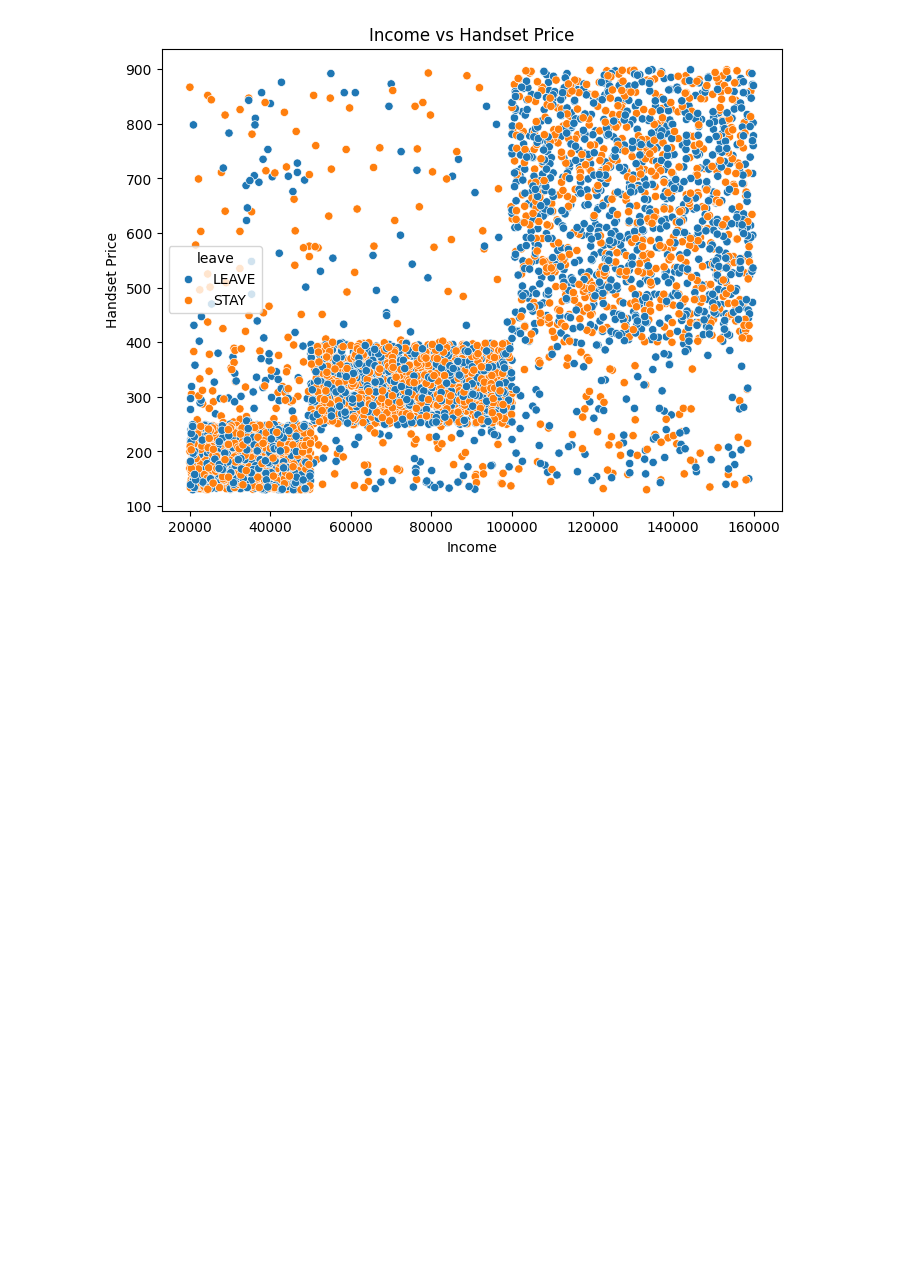
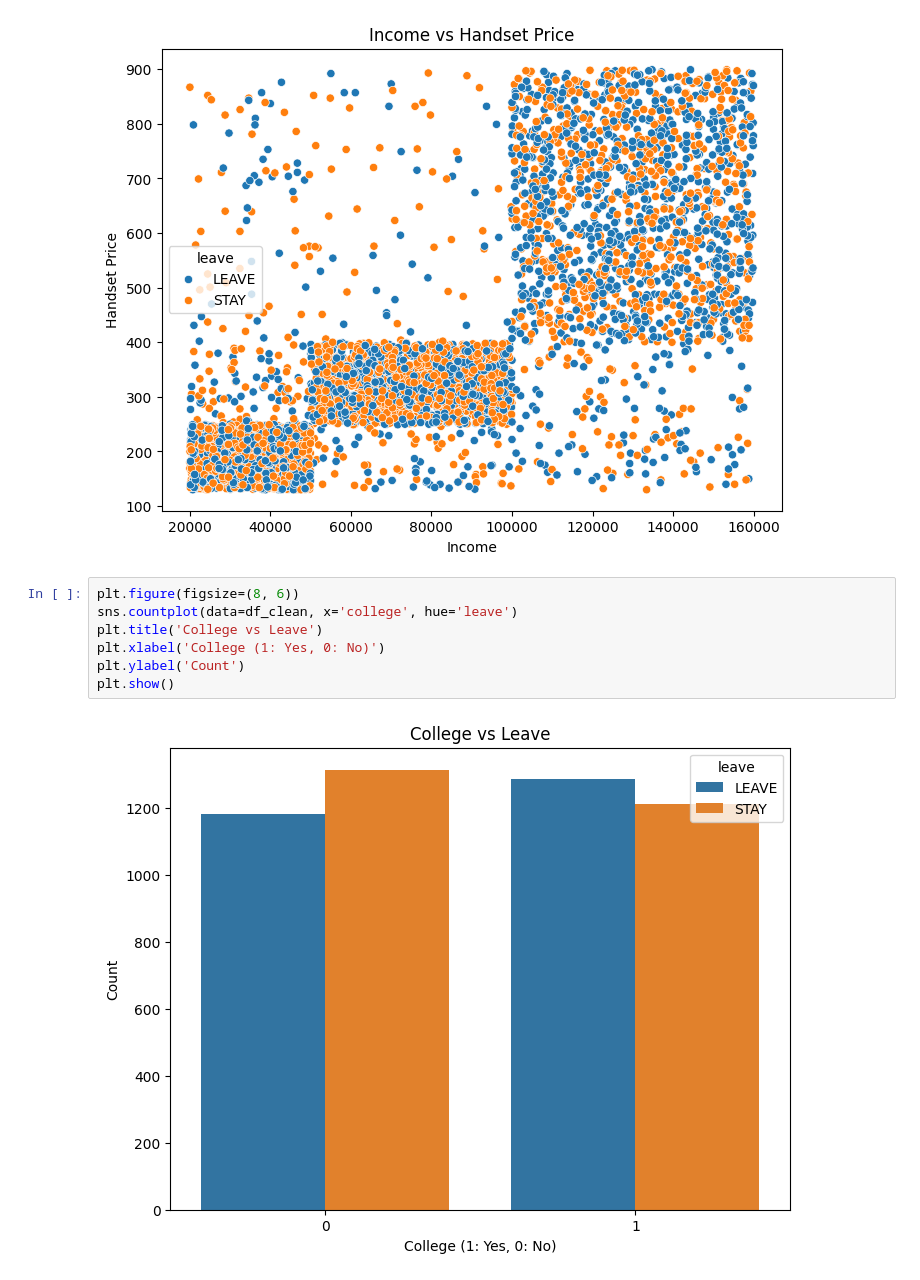
Before and after one commit to u1331486/IS-4487-Labs, a Jupyter notebook: Labs/Scripts/lab8_megatelco_data_prep.ipynb, the cells around one changed output. Saved outputs shown, nothing was run; the diff lists cells and outputs as text; blank space fills up the shorter version.

```diff
--- a/Labs/Scripts/lab8_megatelco_data_prep.ipynb
+++ b/Labs/Scripts/lab8_megatelco_data_prep.ipynb
@@ -308,3 +298,12 @@ plt.ylabel('Handset Price')
 plt.show()
 # %% [output]
 [figure]
+# %%
+plt.figure(figsize=(8, 6))
+sns.countplot(data=df_clean, x='college', hue='leave')
+plt.title('College vs Leave')
+plt.xlabel('College (1: Yes, 0: No)')
+plt.ylabel('Count')
+plt.show()
+# %% [output]
+[figure, added]
```
Also changed, not shown: parts of 2 cells of this notebook.
